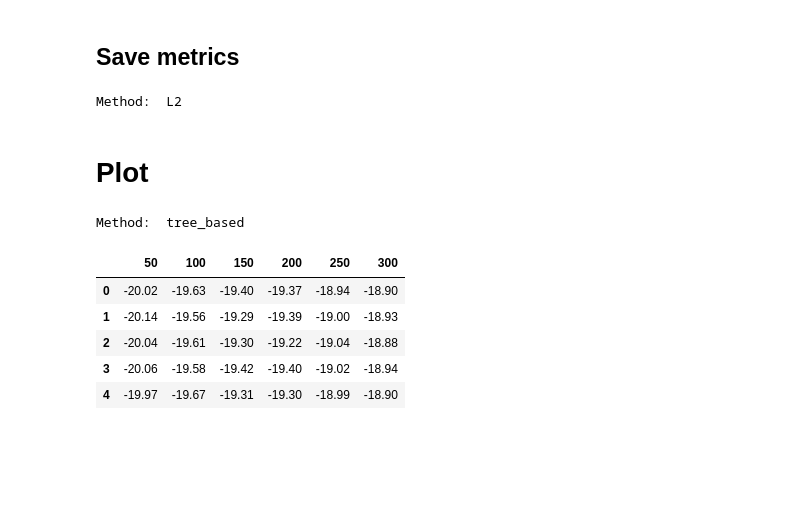
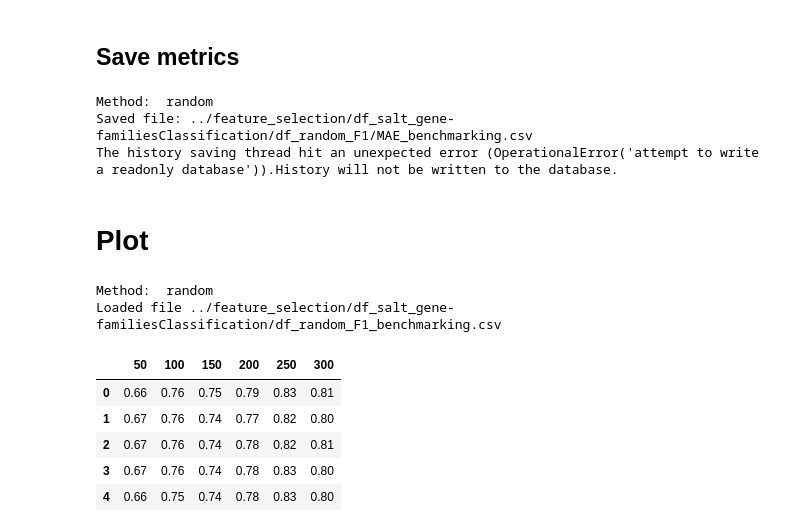
Before and after one commit to ProfHeydeFranca/BacterialData, a Jupyter notebook: run_features/scripts/feature_selection_Aris_methods.ipynb, the cells around one changed output. Saved outputs shown, nothing was run; the diff lists cells and outputs as text; code cells hidden in the pictures; blank space fills up the shorter version.

```diff
--- a/run_features/scripts/feature_selection_Aris_methods.ipynb
+++ b/run_features/scripts/feature_selection_Aris_methods.ipynb
@@ -108,0 +133,25 @@ Method:  L2
+# %%
+method = 'random'
+
+folder2 = '../feature_selection/' + folder + '/'
+
+print('Producing files with different number of features for method: ', method)
+
+#Separar as features (X) e o grupos (y)
+X = df.iloc[:, :-1]
+y = df.iloc[:, -1]
+
+#Loop to get the top scored features from 50 to 300
+for i in range(50, 301, 50):
+
+    #Get a subset of dataframe X with i number of columns
+    df_subset = X.sample(n=i, axis=1)  # axis=1 is for columns
+
+    #Add the target column of df to df_subset
+    df_subset = pd.concat([df_subset, y], axis=1)
+
+    #df_subset.head()
+    df_subset.shape
+
+    print(' Saved', folder2 + 'df_' + method + str(i) + '.csv')
+    df_subset.to_csv(folder2 + 'df_' + method + str(i) + '.csv', index=True)
@@ -328,43 +399,48 @@ Calculating metrics for threshold 50 of filtering low-variance features...
 #file_out_filtered
 
 print('Method: ', method)
+print('Saved file:', folder2 + 'df_' + method + '_F1/MAE_benchmarking.csv')
 
 #Save benchmark results to a CSV file
-#f1_df.to_csv(folder2 + 'df_' + method + '_F1_benchmarking.csv', index=True)
-f1_df.to_csv(folder2 + 'df_' + method + '_MAE_benchmarking.csv', index=True)
+f1_df.to_csv(folder2 + 'df_' + method + '_F1_benchmarking.csv', index=True)
+#f1_df.to_csv(folder2 + 'df_' + method + '_MAE_benchmarking.csv', index=True)
 # %% [output]
-Method:  L2
+Method:  random
+Saved file: ../feature_selection/df_salt_gene-familiesClassification/df_random_F1/MAE_benchmarking.csv
+The history saving thread hit an unexpected error (OperationalError('attempt to write a readonly database')).History will not be written to the database.
 # %% [markdown]
 # Plot
 # %%
-method = 'tree_based'
+#method = 'tree-based'
 #method = 'L2'
 # %%
 import pandas as pd
 
 print('Method: ', method)
 
 file_plot = folder2 + 'df_' + method
 
 #Classification:
-#file_metrics = file_plot + '_F1_benchmarking.csv'
+file_metrics = file_plot + '_F1_benchmarking.csv'
 #Regression:
-file_metrics = file_plot + '_MAE_benchmarking.csv'
+#file_metrics = file_plot + '_MAE_benchmarking.csv'
 
 figure = folder2 + method + '.png'
 
 # Load CSV data into a DataFrame
+print('Loaded file', file_metrics)
 f1_df = pd.read_csv(file_metrics, index_col = 0)
 
 f1_df.head()
 # %% [output]
-Method:  tree_based
+Method:  random
+Loaded file ../feature_selection/df_salt_gene-familiesClassification/df_random_F1_benchmarking.csv
 |  | 50 | 100 | 150 | 200 | 250 | 300 |
-| 0 | -20.02 | -19.63 | -19.40 | -19.37 | -18.94 | -18.90 |
-| 1 | -20.14 | -19.56 | -19.29 | -19.39 | -19.00 | -18.93 |
-| 2 | -20.04 | -19.61 | -19.30 | -19.22 | -19.04 | -18.88 |
-| 3 | -20.06 | -19.58 | -19.42 | -19.40 | -19.02 | -18.94 |
-| 4 | -19.97 | -19.67 | -19.31 | -19.30 | -18.99 | -18.90 |
+| 0 | 0.66 | 0.76 | 0.75 | 0.79 | 0.83 | 0.81 |
+| 1 | 0.67 | 0.76 | 0.74 | 0.77 | 0.82 | 0.80 |
+| 2 | 0.67 | 0.76 | 0.74 | 0.78 | 0.82 | 0.81 |
+| 3 | 0.67 | 0.76 | 0.74 | 0.78 | 0.83 | 0.80 |
+| 4 | 0.66 | 0.75 | 0.74 | 0.78 | 0.83 | 0.80 |
 # %%
 import pandas as pd
 import matplotlib.pyplot as plt
```
Also changed, not shown: parts of 11 cells of this notebook, 2 other files.
